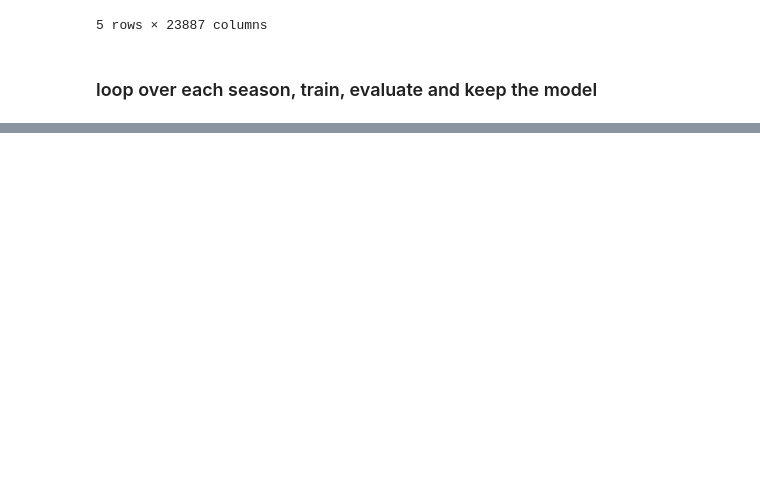
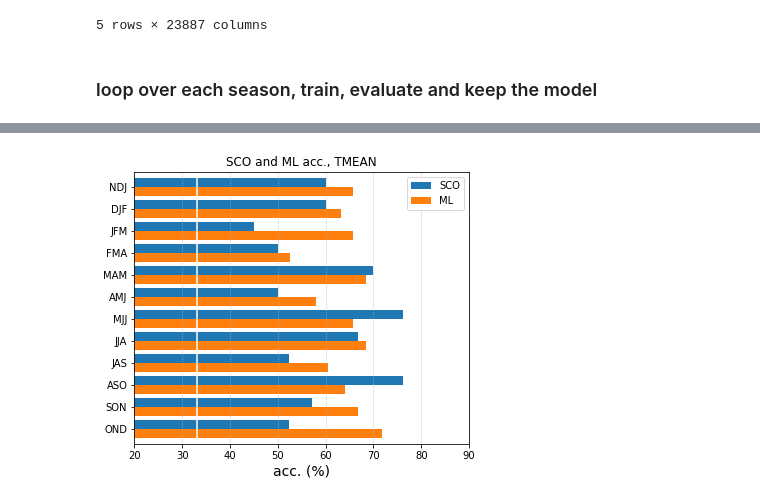
Before and after one commit to nicolasfauchereau/ML4seas, a Jupyter notebook: models/application_cases/classification/Innovation_Vineyards/AutoML/AUTOGLUON/notebooks/Innovation_Vineyards_SSTs_obs_noPCA_seasonal.ipynb, the cells around one changed output, grey strips where cells are left out. Drawn from its saved outputs; the diff is of its cells as text; code cells hidden in the pictures; blank space fills up the shorter version.

```diff
--- a/models/application_cases/classification/Innovation_Vineyards/AutoML/AUTOGLUON/notebooks/Innovation_Vineyards_SSTs_obs_noPCA_seasonal.ipynb
+++ b/models/application_cases/classification/Innovation_Vineyards/AutoML/AUTOGLUON/notebooks/Innovation_Vineyards_SSTs_obs_noPCA_seasonal.ipynb
@@ -361,0 +448,9 @@ ax.axhline(0.3333)
+# %%
+seasonal_acc_pd.columns = ['ML']
+# %%
+sco_vs_ML = pd.concat([seasonal_acc_sco, seasonal_acc_pd.to_frame(name='ML')], axis=1)
+# sco_vs_ML = pd.concat([seasonal_acc_sco, seasonal_acc_pd], axis=1)
+# %%
+sco_vs_ML *= 100
+# %%
+sco_vs_ML.index = seasons_labels
@@ -361,0 +459,20 @@ ax.axhline(0.3333)
+# %%
+f, ax = plt.subplots(figsize=(6,5))
+
+sco_vs_ML.plot(kind='barh', width=0.85, ax=ax)
+
+ax.set_xlim([20, 90])
+
+plt.gca().invert_yaxis()
+
+ax.axvline(33, color='w')
+
+ax.grid(axis='x',ls=':')
+
+ax.set_title(f'SCO and ML acc., {varname}', fontsize=12, loc='center')
+
+ax.set_xlabel("acc. (%)", fontsize=14)
+
+f.savefig(f"{varname}_acc_ML_SCO.png", dpi=200, bbox_inches='tight')
+# %% [output]
+[figure, added]
```
Also changed, not shown: parts of 29 cells of this notebook, 2 other files.
